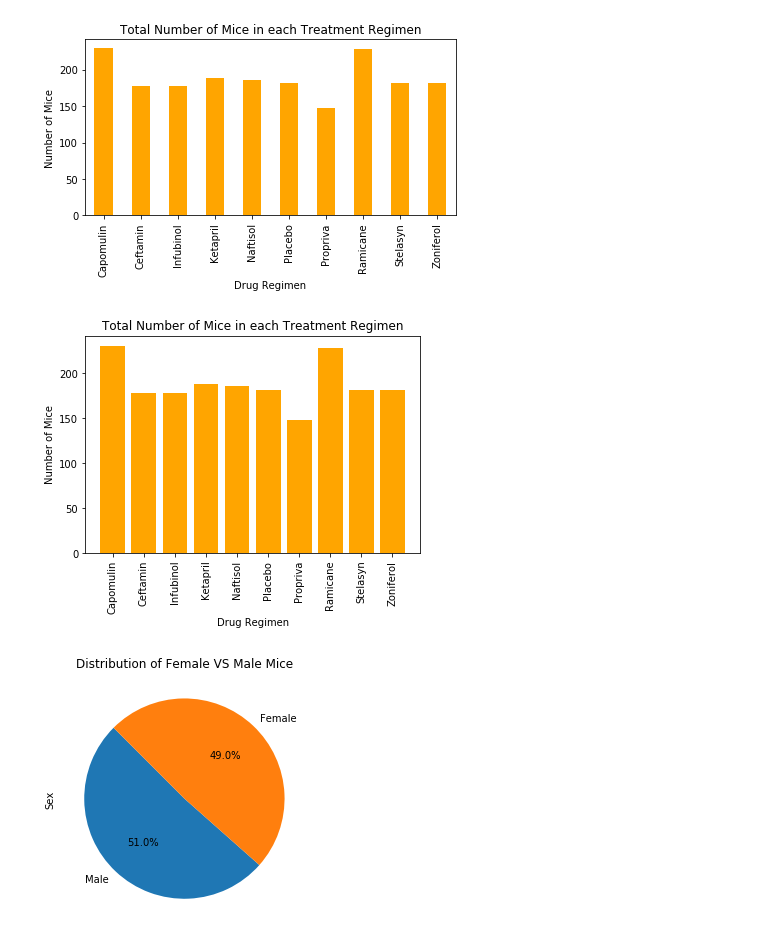
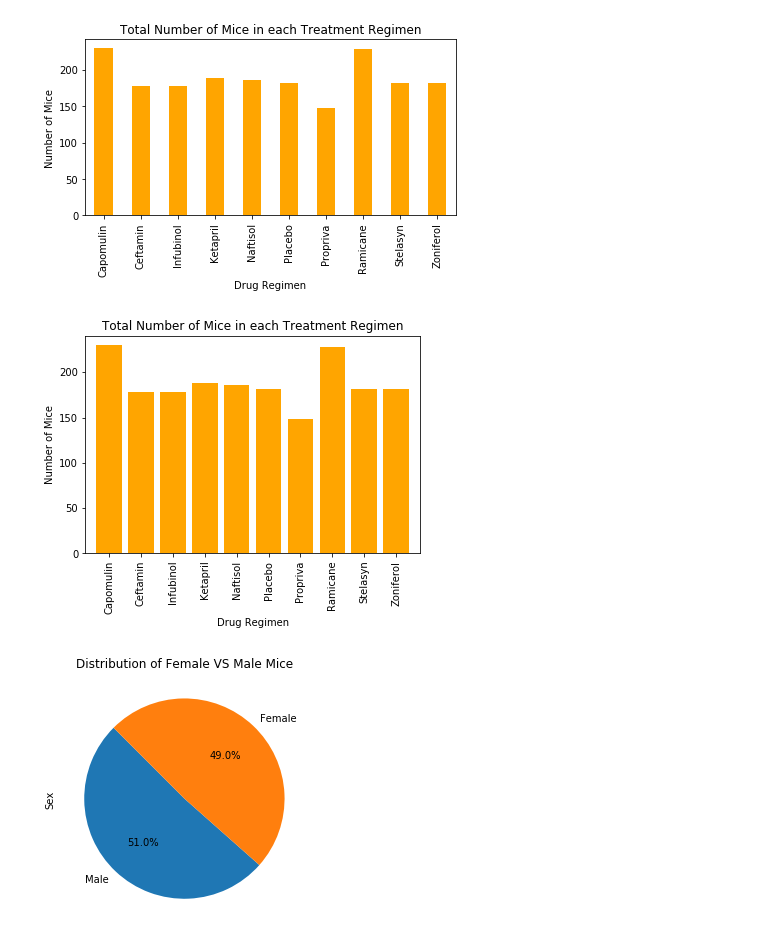
Before and after one commit to ckunakom/matplotlib-challenge, a Jupyter notebook: Pymaceuticals analysis.ipynb, the cells around one changed output. Cells and saved outputs as stored; diff of their text form; code cells hidden in the pictures.

```diff
--- a/Pymaceuticals analysis.ipynb
+++ b/Pymaceuticals analysis.ipynb
@@ -144,19 +144,23 @@ plt.show()
 # %%
 # Use Pyplot to generate a bar plot showing the total number of mice treatment in each treatment regimen throughout the course of the study.
 ##  Note: this plot will be identical to the one that uses Pandas
 
 x = np.arange(len(micecount_regimen))
 tick_locations = [value for value in x]
 
 plt.xticks(tick_locations, micecount_regimen.index, rotation='vertical')
 
 plt.bar(micecount_regimen.index, micecount_regimen, color='orange')
+
 plt.xlabel('Drug Regimen')
 plt.ylabel('Number of Mice')
 plt.title('Total Number of Mice in each Treatment Regimen')
+
+plt.xlim(-0.75, len(micecount_regimen.index)-0.25)
+plt.ylim(0, max(micecount_regimen)+10)
 plt.show()
 # %% [output]
-[figure, old version]
+[figure, new version]
 # %%
 # Use Pandas to generate a pie plot showing the distribution of female versus male mice
 ## Note: this plot will be identical to the one that uses Pyplot
```
Also changed, not shown: parts of 5 cells of this notebook, 2 other files.
